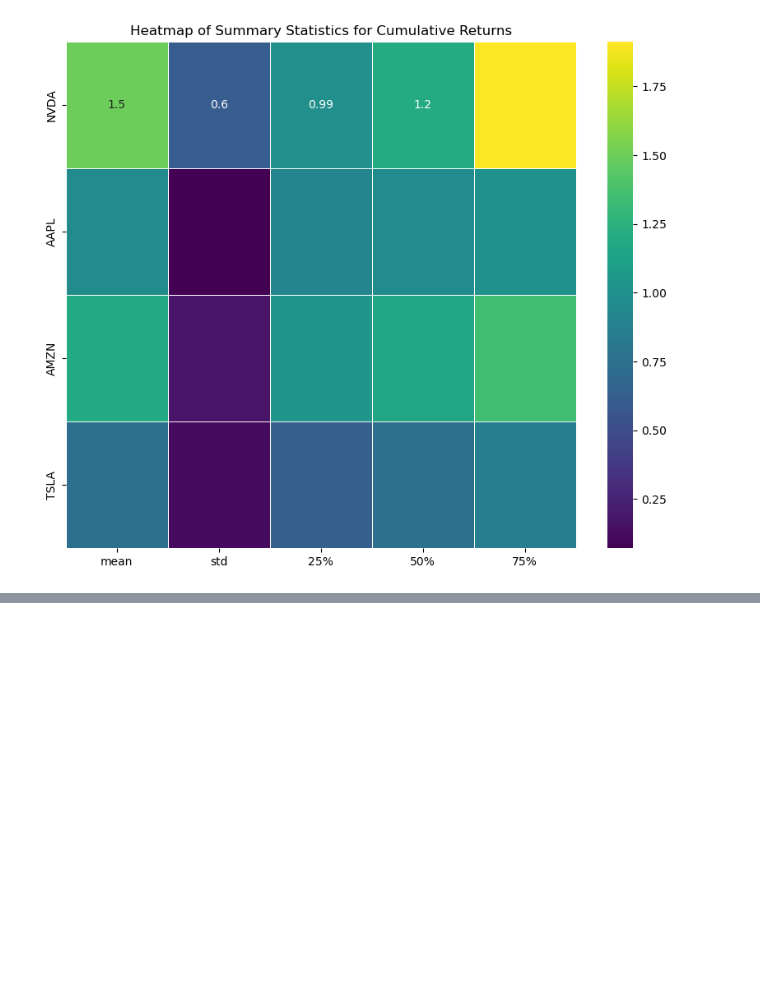
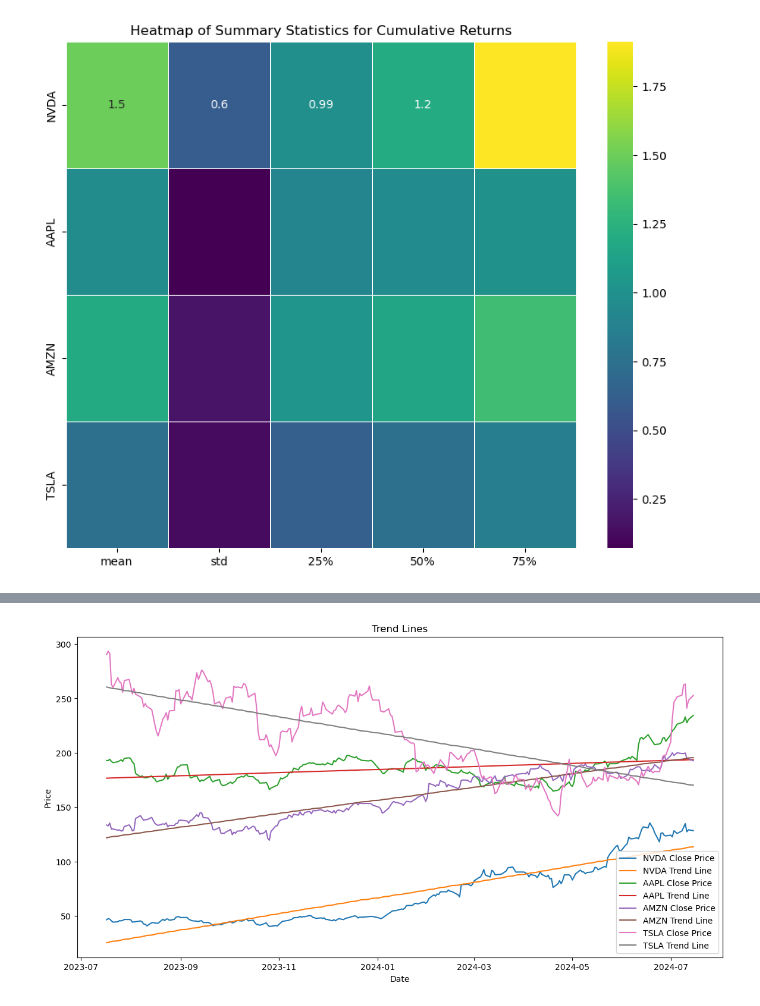
Before and after one commit to Rasesh30/Portfolio_Manager_Project_1, a Jupyter notebook: Team_Data_Project_1.ipynb, the cells around one changed output, grey strips where cells are left out. Drawn from its saved outputs; the diff is of its cells as text; code cells hidden in the pictures; blank space fills up the shorter version.

```diff
--- a/Team_Data_Project_1.ipynb
+++ b/Team_Data_Project_1.ipynb
@@ -516,0 +542,25 @@ plt.show()
+# %%
+#Trend Lines Data - Plots trend lines to the closing prices
+
+# Function to fit a trend line
+def fit_trendline(data, col='Close'):
+    x = np.arange(len(data))
+    y = data[col].values
+    z = np.polyfit(x, y, 1)
+    trend = np.poly1d(z)
+    return trend(x)
+
+# Plot trend lines
+plt.figure(figsize=(14, 7))
+for ticker in tickers:
+    plt.plot(data[ticker]['Close'], label=f'{ticker} Close Price')
+    trend = fit_trendline(data[ticker])
+    plt.plot(data[ticker].index, trend, label=f'{ticker} Trend Line')
+
+plt.title('Trend Lines')
+plt.xlabel('Date')
+plt.ylabel('Price')
+plt.legend()
+plt.show()
+# %% [output]
+[figure, added]
```
Also changed, not shown: parts of 6 cells of this notebook, 1 other file.
